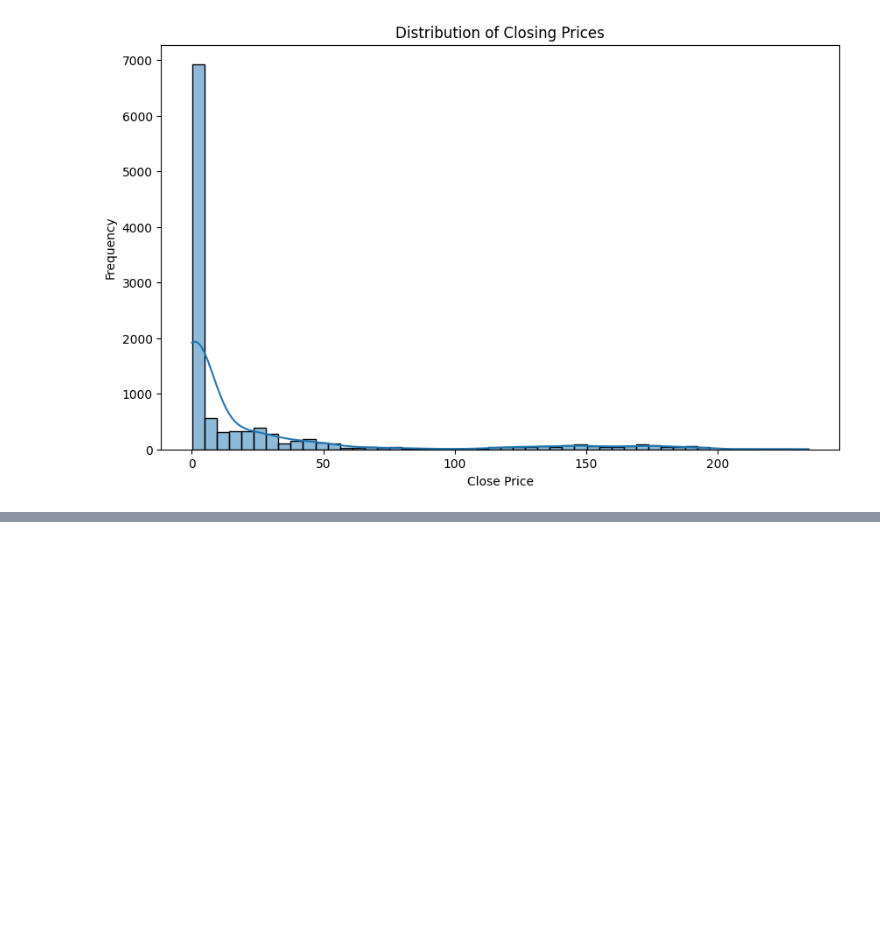
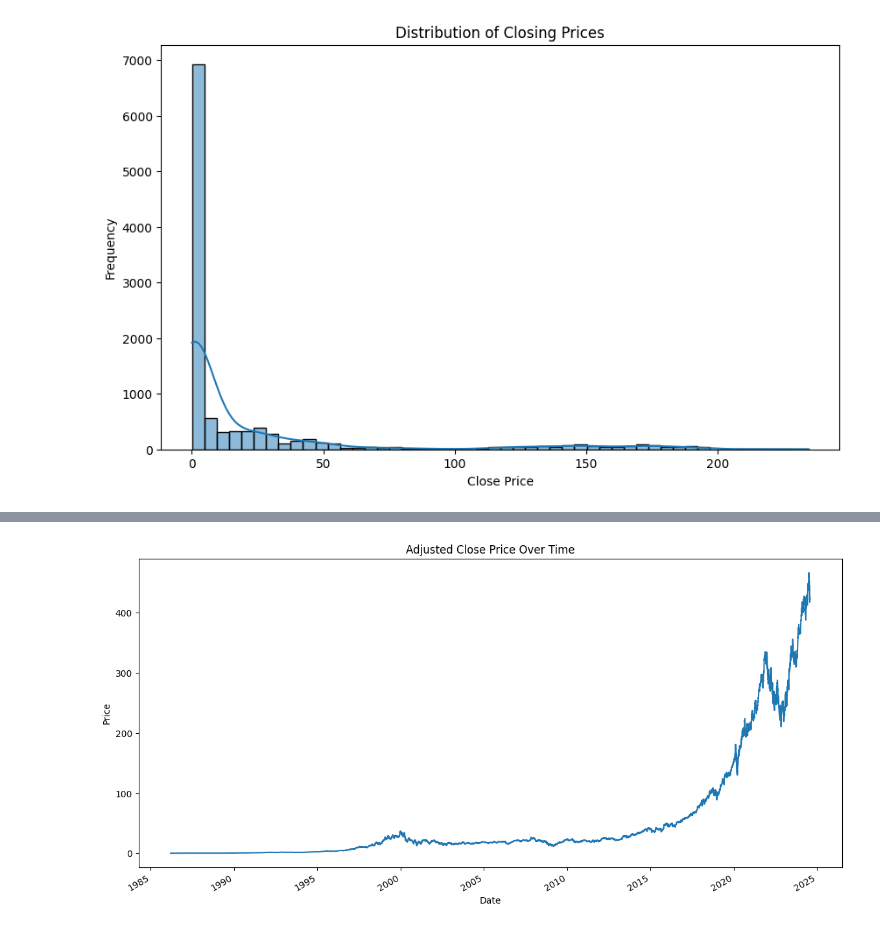
Before and after one commit to beza328/Stock-data-Analysis, a Jupyter notebook: notebooks/EDA.ipynb, the cells around one changed output, grey strips where cells are left out. Cells and saved outputs as stored; diff of their text form; code cells hidden in the pictures; blank space fills up the shorter version.

```diff
--- a/notebooks/EDA.ipynb
+++ b/notebooks/EDA.ipynb
@@ -142,0 +229,9 @@ plt.show()
+# %%
+plt.figure(figsize=(14, 7))
+Msft['Adj Close'].plot()
+plt.title('Adjusted Close Price Over Time')
+plt.ylabel('Price')
+plt.xlabel('Date')
+plt.show()
+# %% [output]
+[figure, added]
```
Also changed, not shown: parts of 41 cells of this notebook, 1 other file.
